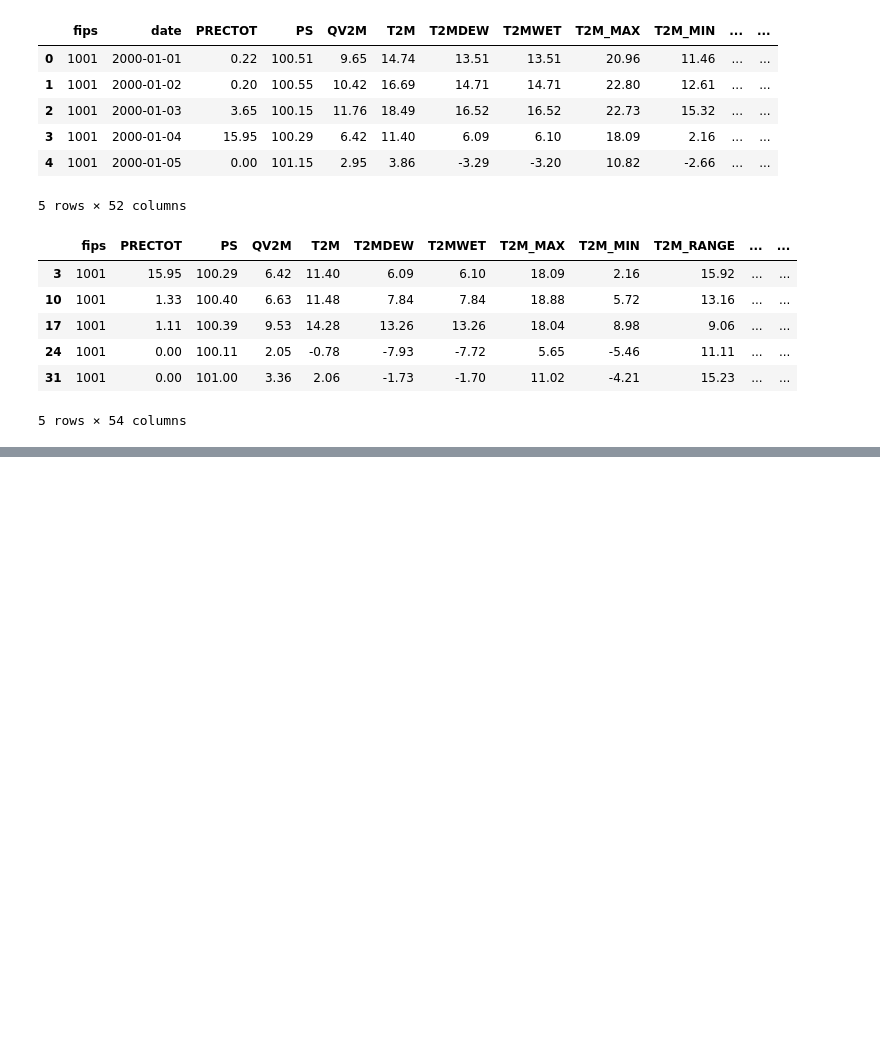
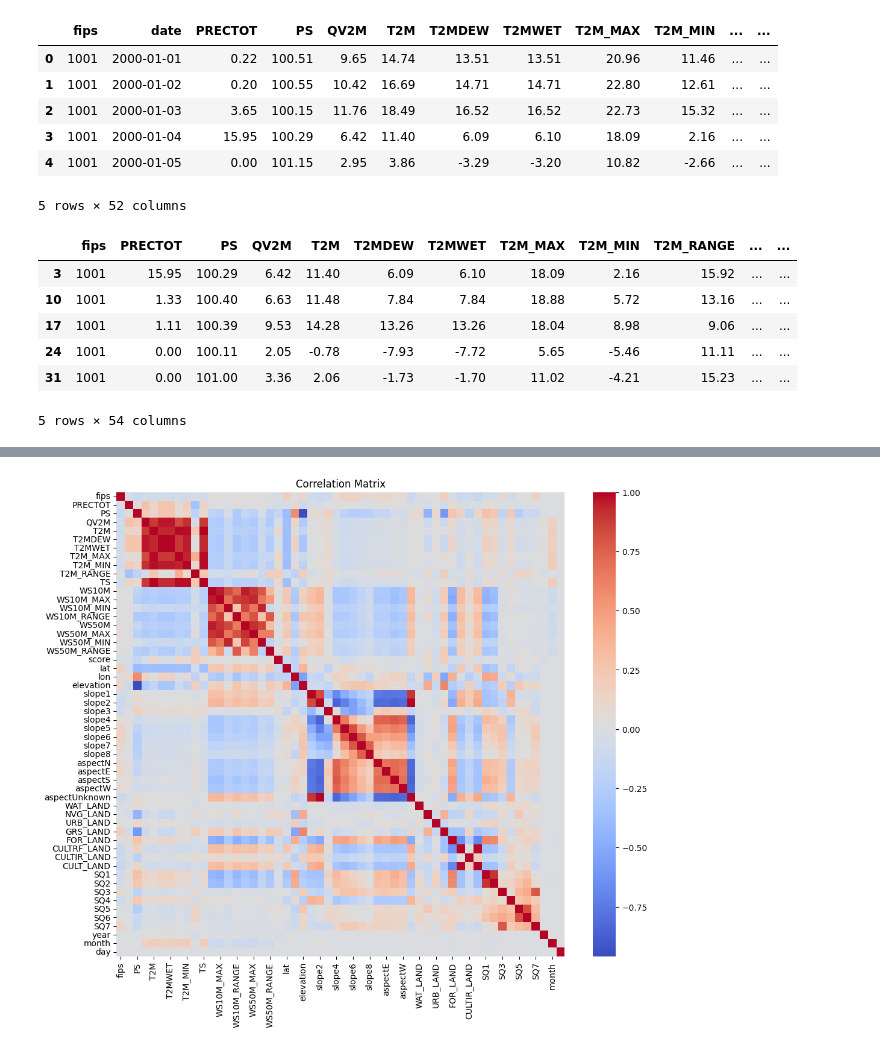
Before and after one commit to aafiaiqbal06/DRAUGHT-DETECTION, a Jupyter notebook: code.ipynb, the cells around one changed output, grey strips where cells are left out. Drawn from its saved outputs; the diff is of its cells as text; code cells hidden in the pictures; blank space fills up the shorter version.

```diff
--- a/code.ipynb
+++ b/code.ipynb
@@ -176 +178,13 @@ for col in data.columns:
 ... (42 outputs left out)
+# %%
+# plt.figure(figsize=(8,6))
+# sns.boxplot(x=target, y='PRECTOT', data=data)
+# plt.title('Precipitation vs Drought Severity')
+# plt.show()
+
+plt.figure(figsize=(12,10))
+sns.heatmap(data[numeric_cols].corr(), cmap='coolwarm', annot=False)
+plt.title('Correlation Matrix')
+plt.show()
+# %% [output]
+[figure, added]
```
Also changed, not shown: parts of 9 cells of this notebook.
